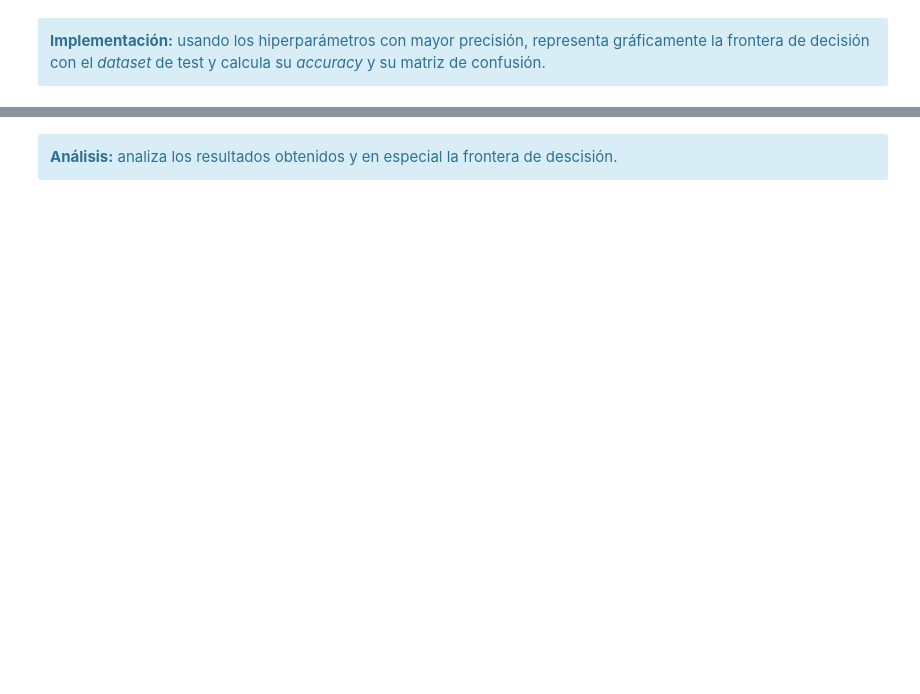
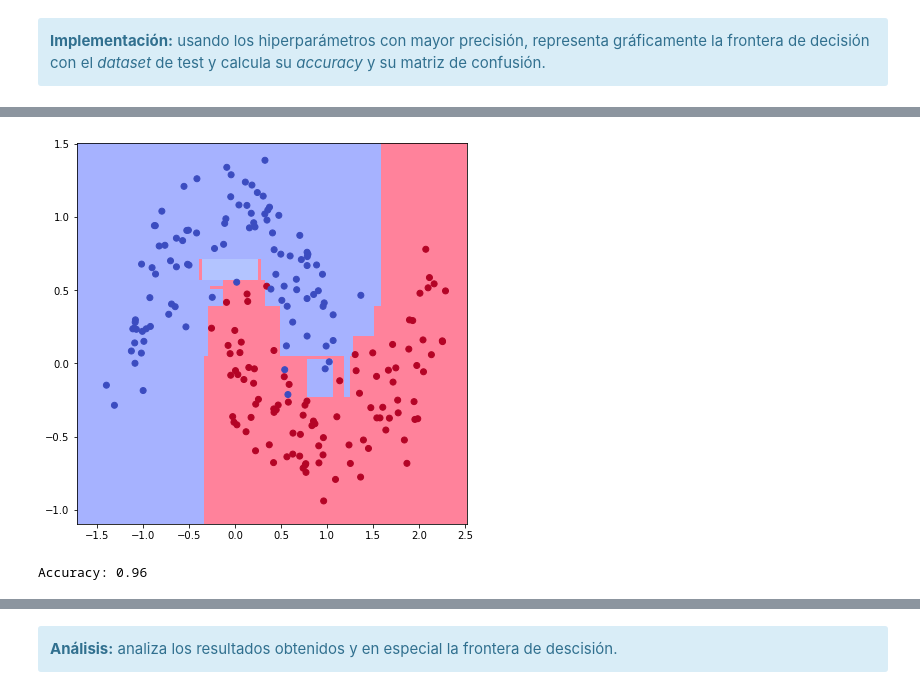
Before and after one commit to fmorales93/PEC3, a Jupyter notebook: 20211_M2.855_PEC3_Enunciado.ipynb, the cells around one changed output, grey strips where cells are left out. Saved outputs shown, nothing was run; the diff lists cells and outputs as text; code cells hidden in the pictures; blank space fills up the shorter version.

```diff
--- a/20211_M2.855_PEC3_Enunciado.ipynb
+++ b/20211_M2.855_PEC3_Enunciado.ipynb
@@ -231,0 +311,10 @@ Igual que en los casos anteriores, utilizaremos validación cruzada (*cross-vali
+# %%
+plot_decision_boundaries(X_test[:,0],X_test[:,1],y_test,dtc_model)
+# %% [output]
+[figure, added]
+# %%
+y_pred = dtc_model.predict(X_test)
+acc = accuracy_score(y_test, y_pred)
+print("Accuracy: {:.2f}".format(acc))
+# %% [output]
+Accuracy: 0.96
```
Also changed, not shown: parts of 29 cells of this notebook, 2 other files.
